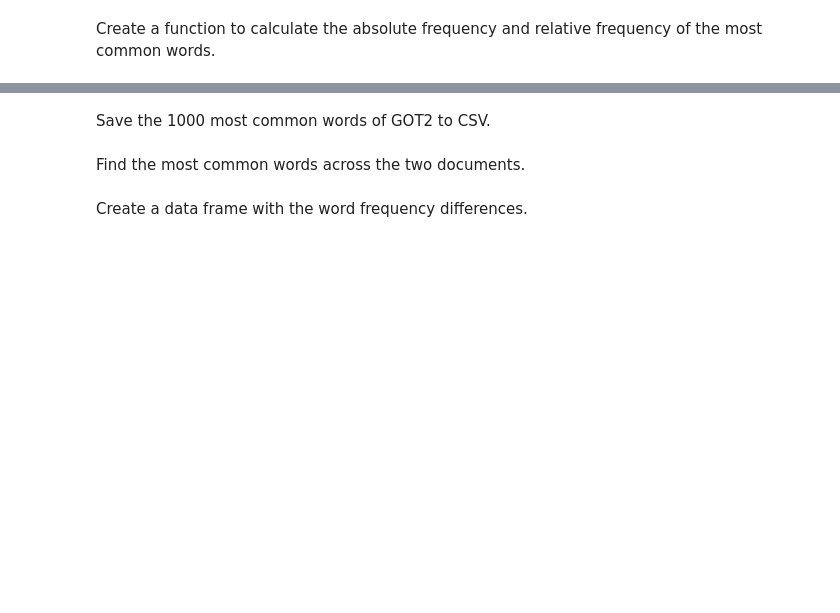
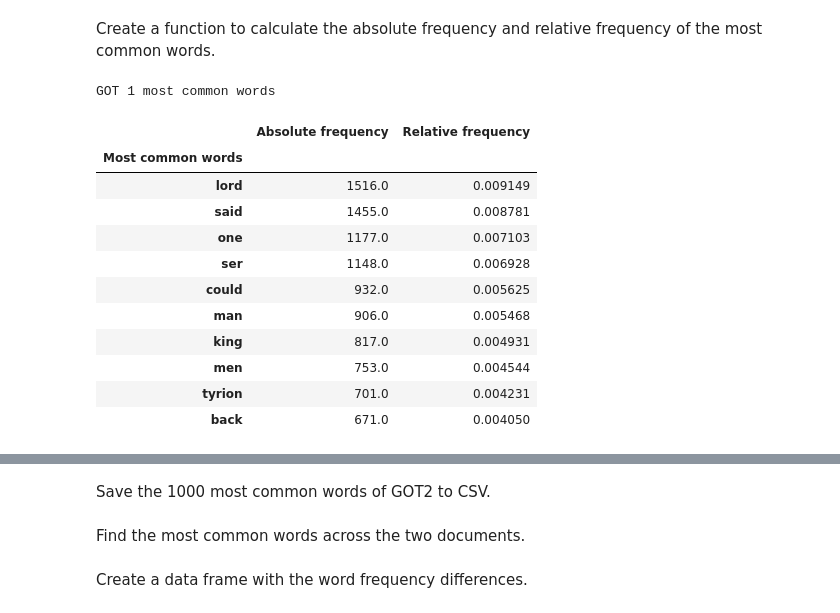
Before and after one commit to epolintan/GOT-Text-Analysis, a Jupyter notebook: GOT Analysis.ipynb, the cells around one changed output, grey strips where cells are left out. Saved outputs shown, nothing was run; the diff lists cells and outputs as text; code cells hidden in the pictures; blank space fills up the shorter version.

```diff
--- a/GOT Analysis.ipynb
+++ b/GOT Analysis.ipynb
@@ -73,8 +86,23 @@ def make_df(counter, size):
     return df
 # %%
 # Calculate the most common words in GOT1, then display the 20 most common.
+print('GOT 1 most common words')
 g1_counter, g1_size = get_text_counter(got1)
-make_df(g1_counter.most_common(20), g1_size)
+make_df(g1_counter.most_common(10), g1_size)
+# %% [output]
+GOT 1 most common words
+|  | Absolute frequency | Relative frequency |
+| Most common words |  |  |
+| lord | 1516.0 | 0.009149 |
+| said | 1455.0 | 0.008781 |
+| one | 1177.0 | 0.007103 |
+| ser | 1148.0 | 0.006928 |
+| could | 932.0 | 0.005625 |
+| man | 906.0 | 0.005468 |
+| king | 817.0 | 0.004931 |
+| men | 753.0 | 0.004544 |
+| tyrion | 701.0 | 0.004231 |
+| back | 671.0 | 0.004050 |
 # %%
 # Save the 1000 most common words of GOT 1 to csv
 je_df = make_df(g1_counter.most_common(1000), g1_size)
```
Also changed, not shown: parts of 15 cells of this notebook.
